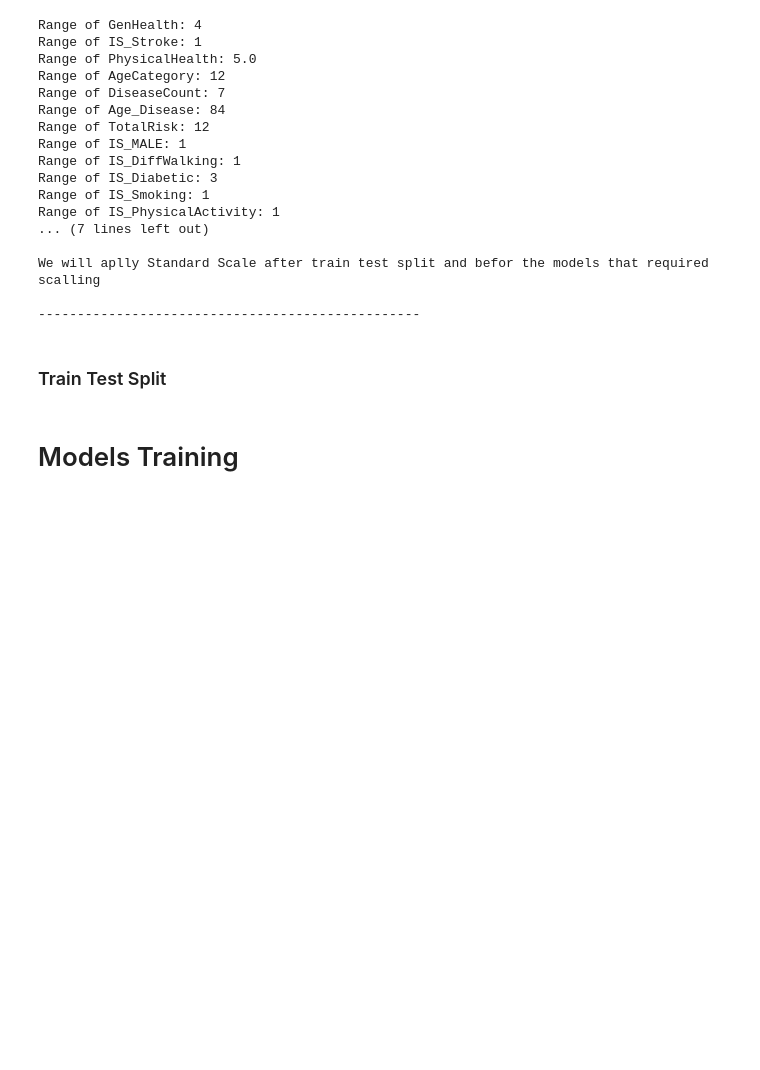
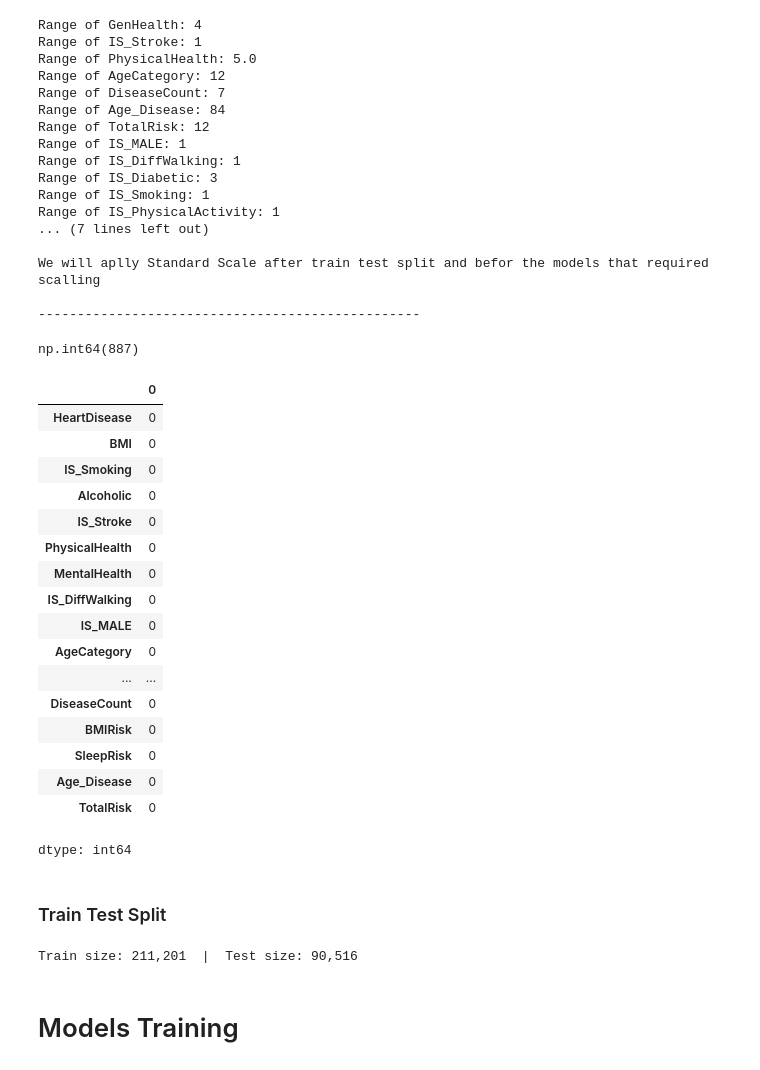
Before and after one commit to taha085/HeartPredict, a Jupyter notebook: Heart1_improved_1.ipynb, the cells around one changed output. Saved outputs shown, nothing was run; the diff lists cells and outputs as text; code cells hidden in the pictures; blank space fills up the shorter version.

```diff
--- a/Heart1_improved_1.ipynb
+++ b/Heart1_improved_1.ipynb
@@ -1023,12 +899,42 @@ Range of IS_PhysicalActivity: 1
 We will aplly Standard Scale after train test split and befor the models that required scalling
 
 -------------------------------------------------
+# %%
+df.duplicated().sum()
+# %% [output]
+np.int64(887)
+# %%
+df.drop_duplicates(inplace=True)
+# %%
+df.isnull().sum()
+# %% [output]
+|  | 0 |
+| HeartDisease | 0 |
+| BMI | 0 |
+| IS_Smoking | 0 |
+| Alcoholic | 0 |
+| IS_Stroke | 0 |
+| PhysicalHealth | 0 |
+| MentalHealth | 0 |
+| IS_DiffWalking | 0 |
+| IS_MALE | 0 |
+| AgeCategory | 0 |
+| ... | ... |
+| DiseaseCount | 0 |
+| BMIRisk | 0 |
+| SleepRisk | 0 |
+| Age_Disease | 0 |
+| TotalRisk | 0 |
+dtype: int64
 # %% [markdown]
 ### Train Test Split
 # %%
 #Splitting
 from sklearn.model_selection import train_test_split
 x_train , x_test , y_train , y_test = train_test_split( X , y , test_size=0.3 , random_state = 42 )# Model Training
+print(f'Train size: {x_train.shape[0]:,}  |  Test size: {x_test.shape[0]:,}')
+# %% [output]
+Train size: 211,201  |  Test size: 90,516
 # %% [markdown]
 # Models Training
 # %%
```
Also changed, not shown: parts of 33 cells of this notebook, 5 other files.
